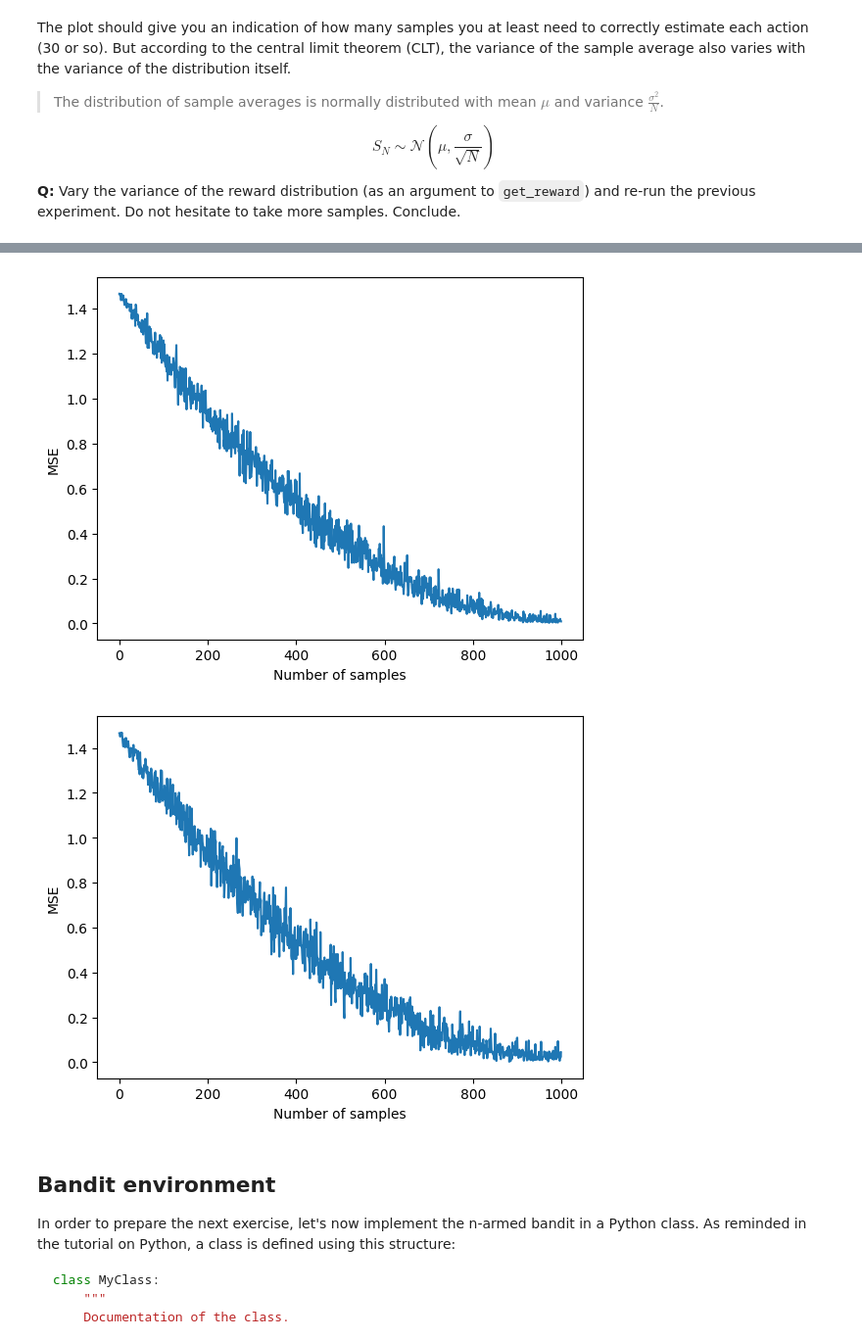
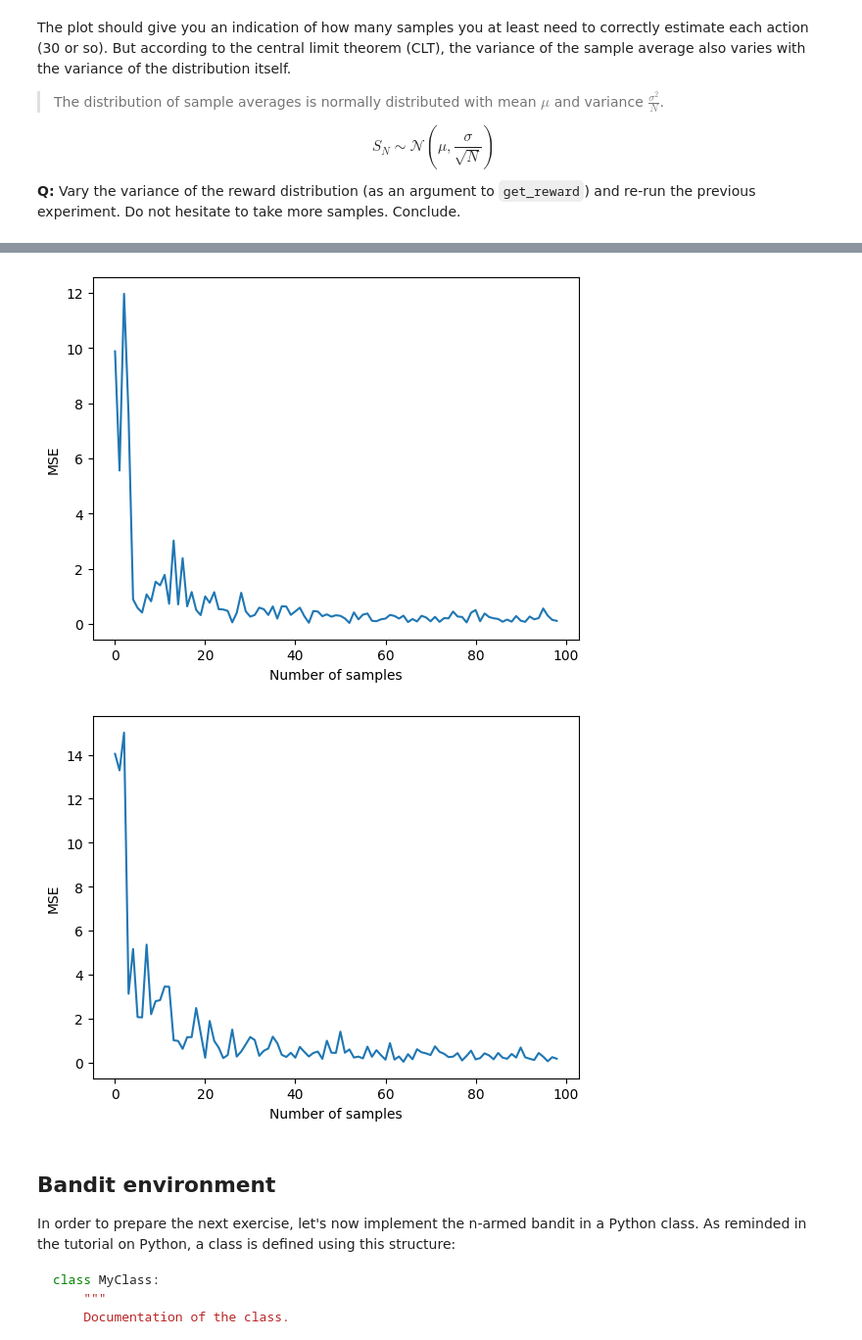
Before and after one commit to erichsdb/Deep-Reinforcement-Learning, a Jupyter notebook: notebooks/3-Sampling.ipynb, the cells around one changed output, grey strips where cells are left out. Shown at 98% size. Cells and saved outputs as stored; diff of their text form; code cells hidden in the pictures.

```diff
--- a/notebooks/3-Sampling.ipynb
+++ b/notebooks/3-Sampling.ipynb
@@ -58,7 +58,7 @@ def get_reward(q_star, a, var=1.0):
 # %% [markdown]
 **Q:** For each possible action `a`, take `nb_samples=10` out of the reward distribution and store them in a numpy array. Compute the mean of the samples for each action separately in a new array `Q_t`. Make a bar plot of these estimated Q-values.
 # %%
-nb_samples = 1000
+nb_samples = 100
 result = np.zeros((len(actions), nb_samples))
 
 for a in actions:
@@ -99,11 +99,11 @@ $$\epsilon = \frac{1}{N} \, \sum_{a=0}^{N-1} (Q_t(a) - Q^*(a))^2$$
 
 At the end of the loop, plot the evolution of the mean square error with the number of samples. You can append each value of the mse in an empty list and then plot it with `plt.plot`, for example.
 # %%
-nb_samples = 1000
+nb_samples = 100
 mse_samples = []
 
-for n in range(0, nb_samples):
-  result = np.zeros((len(actions), nb_samples))
+for n in range(1, nb_samples):
+  result = np.zeros((len(actions), n))
 
   for a in actions:
     for i in range(n):
@@ -112,10 +112,10 @@ for n in range(0, nb_samples):
   # print(result)
 
   q_t = result.mean(axis=1)
-  q_diff = q_star - q_t
+  q_diff = q_t - q_star
   # print(q_diff)
 
-  mse_samples.append((q_diff**2).mean())
+  mse_samples.append(np.mean((q_diff**2)))
 
 plt.plot(mse_samples)
 plt.xlabel('Number of samples')
@@ -135,11 +135,11 @@ $$S_N \sim \mathcal{N}(\mu, \frac{\sigma}{\sqrt{N}})$$
 var = [1, 2, 3, 4, 5]
 
 for v in var:
-  nb_samples = 1000
+  nb_samples = 100
   mse_samples = []
 
-  for n in range(0, nb_samples):
-    result = np.zeros((len(actions), nb_samples))
+  for n in range(1, nb_samples):
+    result = np.zeros((len(actions), n))
 
     for a in actions:
       for i in range(n):
@@ -148,10 +148,11 @@ for v in var:
     # print(result)
 
     q_t = result.mean(axis=1)
-    q_diff = q_star - q_t
+    q_diff = q_t - q_star
     # print(q_diff)
 
-    mse_samples.append((q_diff**2).mean())
+    mse_samples.append(np.mean(q_diff**2))
+    # mse_samples.append((q_diff**2).mean())
 
   plt.plot(mse_samples)
   plt.xlabel('Number of samples')
@@ -164,5 +165,5 @@ for v in var:
-[figure, old version]
+[figure, new version]
-[figure, old version]
+[figure, new version]
 # %% [markdown]
 ## Bandit environment
 
```
Also changed, not shown: parts of 7 cells of this notebook.
